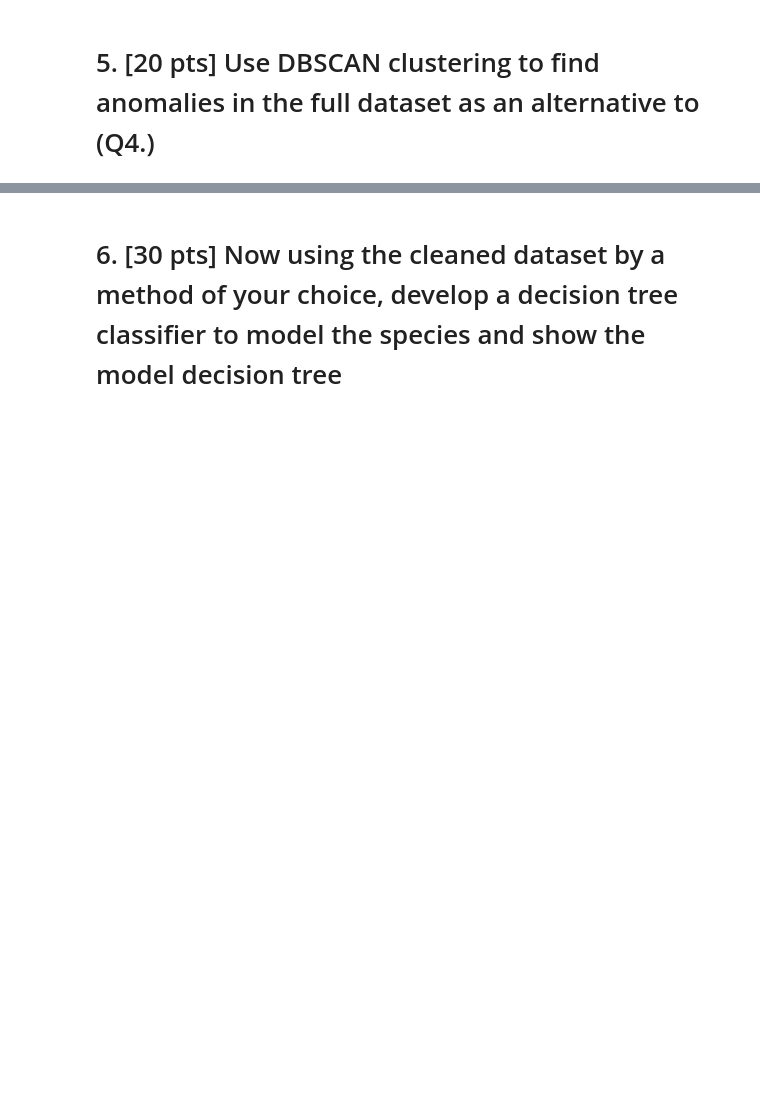
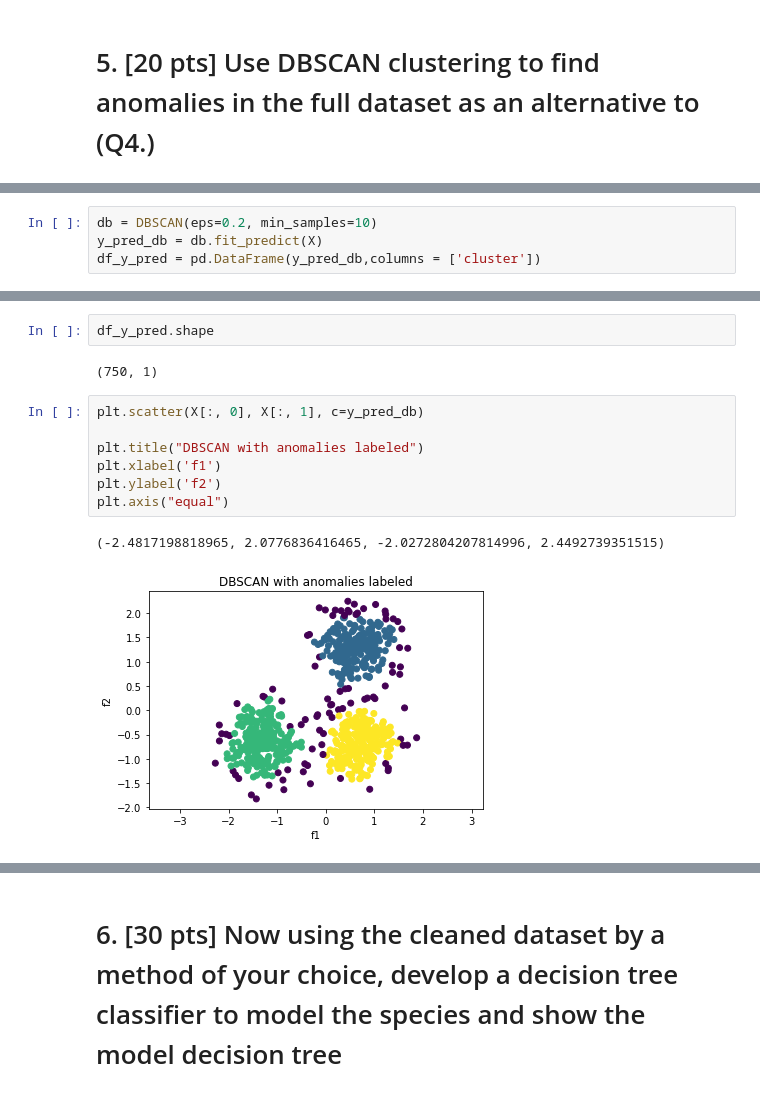
Before and after one commit to andrewcchan/jhuappliedmlcourse, a Jupyter notebook: Mod 8/Chan-Assign8.ipynb, the cells around one changed output, grey strips where cells are left out. Drawn from its saved outputs; the diff is of its cells as text; blank space fills up the shorter version.

Commit message:
MOD: add DBSCAN

```diff
--- a/Mod 8/Chan-Assign8.ipynb
+++ b/Mod 8/Chan-Assign8.ipynb
@@ -282,0 +285,4 @@ plt.axis("equal")
+# %%
+db = DBSCAN(eps=0.2, min_samples=10)
+y_pred_db = db.fit_predict(X)
+df_y_pred = pd.DataFrame(y_pred_db,columns = ['cluster'])
@@ -282,0 +307,14 @@ plt.axis("equal")
+# %%
+df_y_pred.shape
+# %% [output]
+(750, 1)
+# %%
+plt.scatter(X[:, 0], X[:, 1], c=y_pred_db)
+
+plt.title("DBSCAN with anomalies labeled")
+plt.xlabel('f1')
+plt.ylabel('f2')
+plt.axis("equal")
+# %% [output]
+(-2.4817198818965, 2.0776836416465, -2.0272804207814996, 2.4492739351515)
+[figure, added]
```
Also changed, not shown: parts of 11 cells of this notebook.
